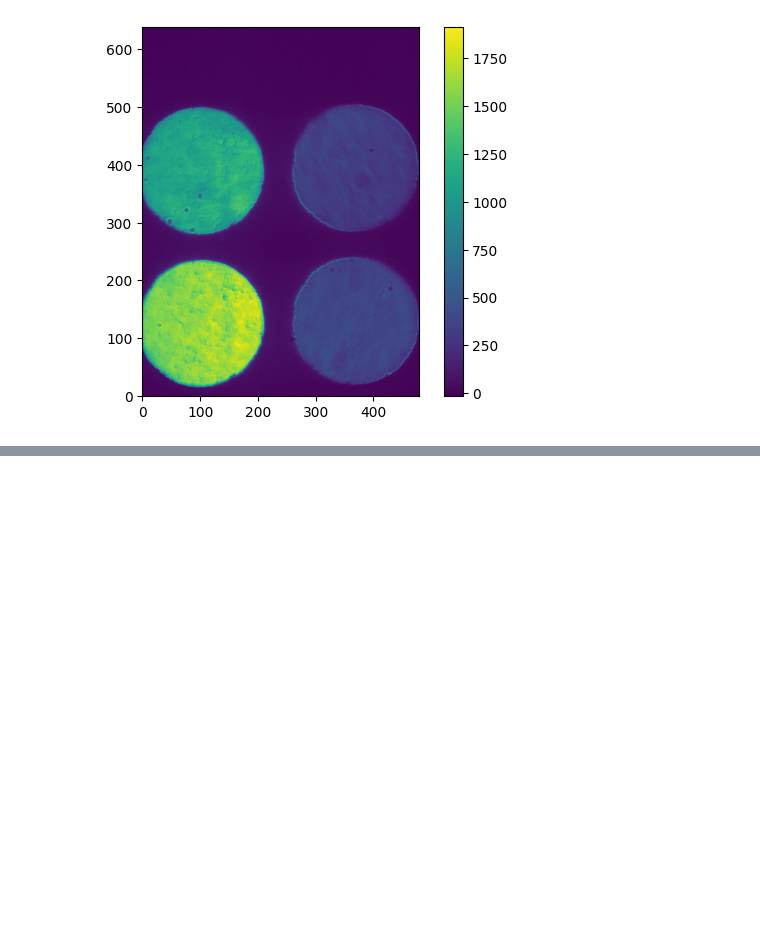
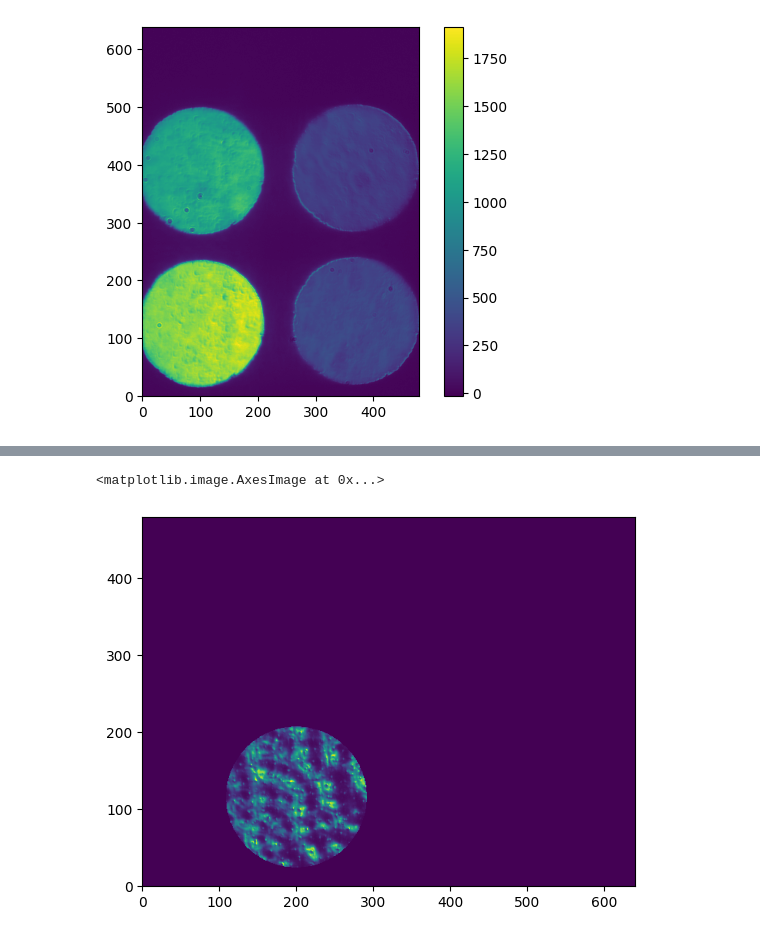
Before and after one commit to astrogauri/phase-screens, a Jupyter notebook: data_processing_phase.ipynb, the cells around one changed output, grey strips where cells are left out. Saved outputs shown, nothing was run; the diff lists cells and outputs as text; code cells hidden in the pictures; blank space fills up the shorter version.

```diff
--- a/data_processing_phase.ipynb
+++ b/data_processing_phase.ipynb
@@ -150,0 +160,19 @@ print(auto_phasescreen.shape)
+# %%
+nx = 640
+ny = 480
+x = np.arange(nx) -200
+y = np.arange(ny) -115
+xx, yy = np.meshgrid(x,y, indexing='ij')
+
+mask_c = np.sqrt(xx**2 + yy**2) < r
+
+new_c = phase[mask_c]
+
+new_c.shape
+
+just_new_c= np.zeros([nx, ny])
+just_new_c[mask_c] = new_c
+pli(just_new_c)
+# %% [output]
+<matplotlib.image.AxesImage at 0x...>
+[figure, added]
```
Also changed, not shown: parts of 10 cells of this notebook, 4 other files.
